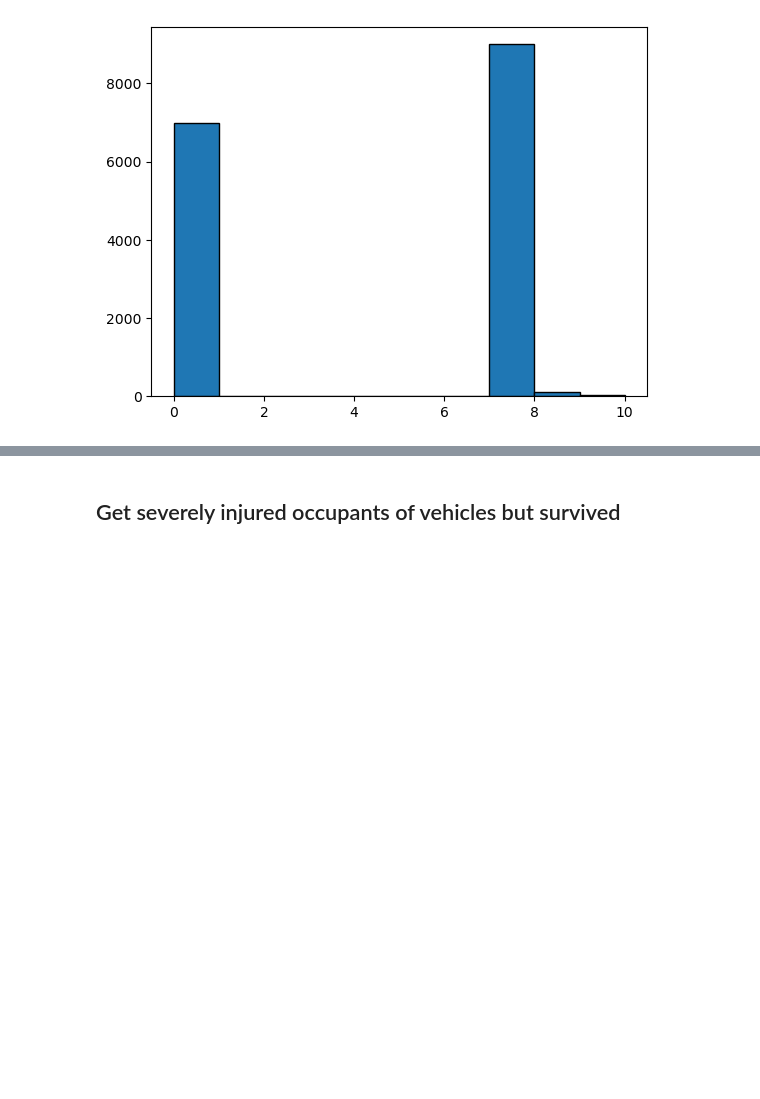
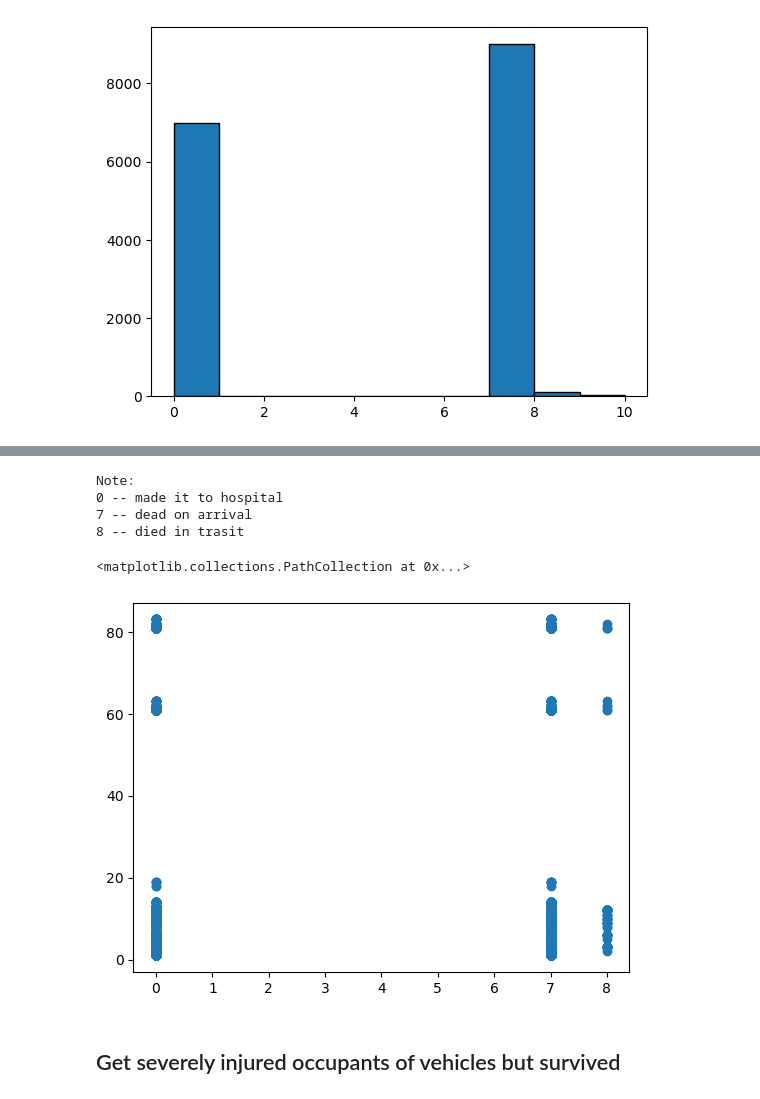
Before and after one commit to braxtonhaynie/IE565_applied_data_science, a Jupyter notebook: parse_data.ipynb, the cells around one changed output, grey strips where cells are left out. Cells and saved outputs as stored; diff of their text form; code cells hidden in the pictures; blank space fills up the shorter version.

```diff
--- a/parse_data.ipynb
+++ b/parse_data.ipynb
@@ -165,3 +208,16 @@ Note:
+# %%
+# display simple stats about collision location and death rate
+df_collision = df.loc[(df['IMPACT1'] != 0) & (df['IMPACT1'] != np.NaN) & (df['IMPACT1'] != 99) & (df['IMPACT1'] != 98) & (df['DOA'] != 9)]
+print('x-axis:\n0 -- made it to hospital\n7 -- dead on arrival\n8 -- died in trasit\n')
+print('\ny-axis:\n')
+plt.scatter(df_collision['DOA'],df_collision['IMPACT1'])
+# %% [output]
+Note:
+0 -- made it to hospital
+7 -- dead on arrival
+8 -- died in trasit
+<matplotlib.collections.PathCollection at 0x...>
+[figure, added]
 # %% [markdown]
 ## Get severely injured occupants of vehicles but survived
 # %%
```
Also changed, not shown: parts of 14 cells of this notebook.
